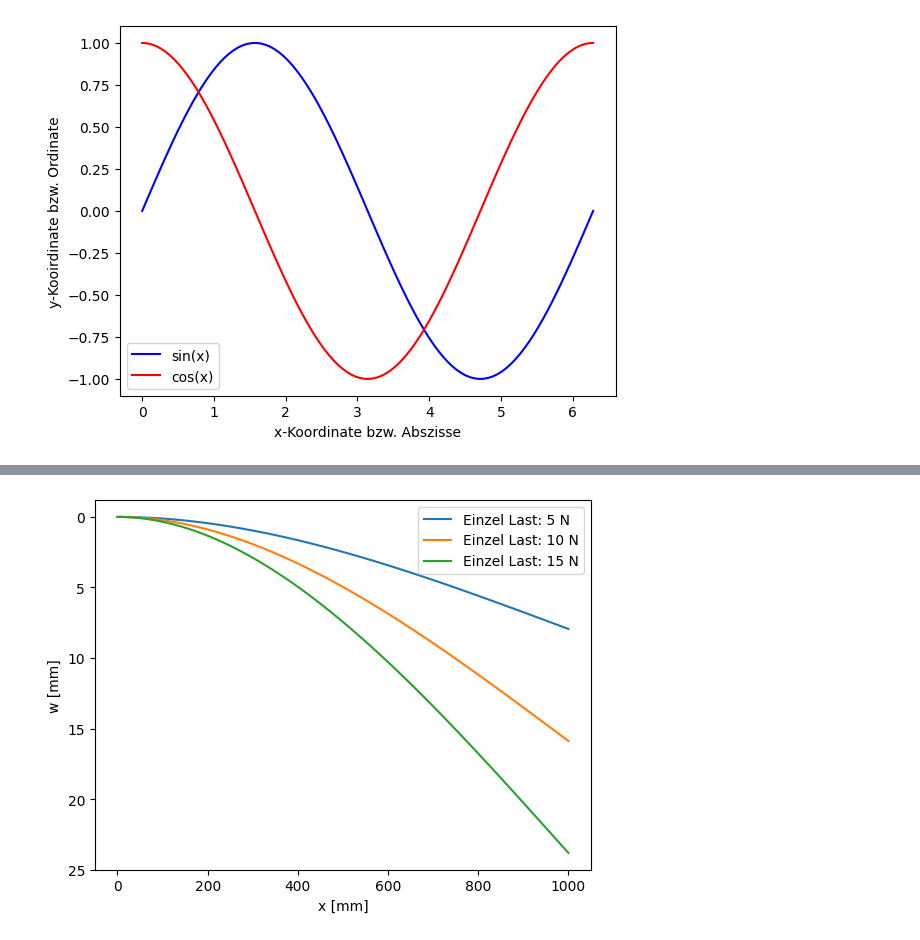
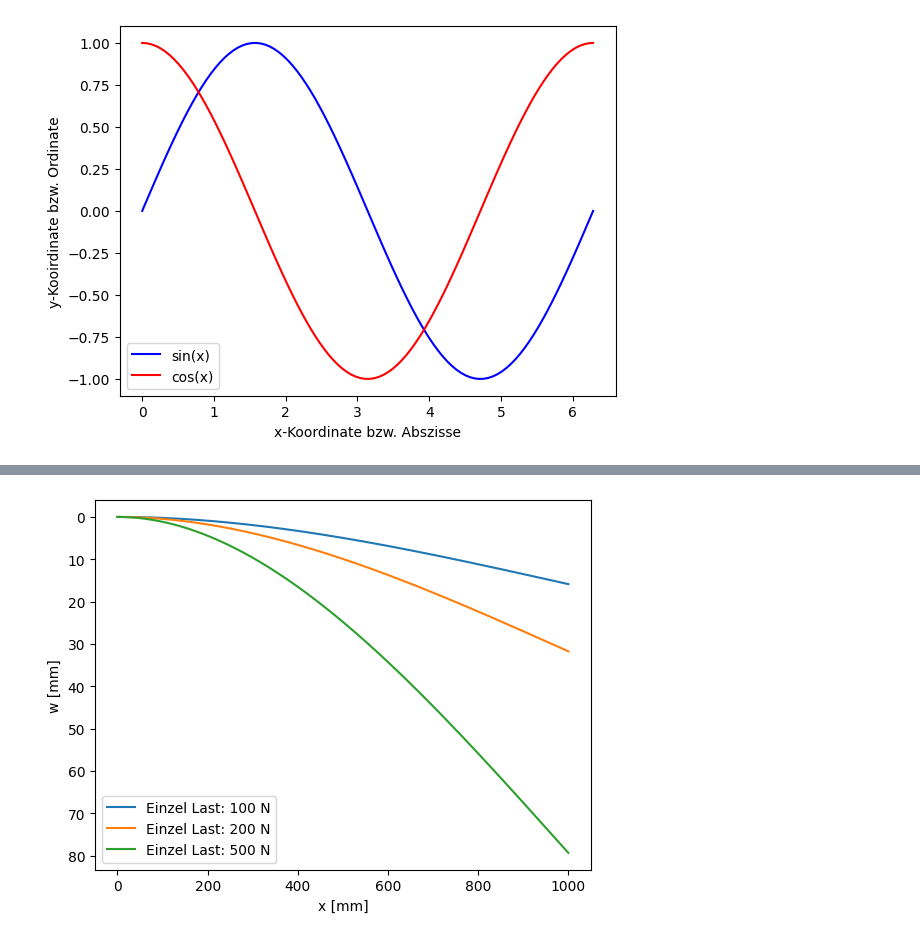
Before and after one commit to CLD-Rostock/LBW-SoSe-25, a Jupyter notebook: LBW Ü 01 ML.ipynb, the cells around one changed output, grey strips where cells are left out. Cells and saved outputs as stored; diff of their text form; code cells hidden in the pictures.

```diff
--- a/LBW Ü 01 ML.ipynb
+++ b/LBW Ü 01 ML.ipynb
@@ -294,17 +295,3 @@ b) Programmieren Sie eine Methode, die für den gleichen Balken die maximale Dur
-# %%
-class Balken:
-    def __init__(self, L_mm, E_MPa, I_mm4):
-        self.L_mm = L_mm
-        self.E_MPa = E_MPa
-        self.I_mm4 = I_mm4
-
-    def berechne_druchbiegung_einzel_last(self, F, x_mm):
-        w = F / 2 * self.L_mm * x_mm**2 / (self.E_MPa * self.I_mm4) - 1/6 * F  *x_mm**3 / (self.E_MPa * self.I_mm4)
-        return w
-
-    def berechne_druchbiegung_gleichverteilte_last(self, q):
-        w = q / 8* self.L_mm**4 / (self.E_Mpa * self.I_mm4)
-        return w
 # %%
 Balken1 = Balken(L_mm = 1000, E_MPa = 210000, I_mm4 = 1000)
 w1 = Balken1.berechne_druchbiegung_einzel_last(F = 10, x_mm = 1000)
@@ -357,13 +347,15 @@ plt.show()
 # %%
-x =np.linspace(0,Balken1.L_mm,100)
-for F in [5, 10 ,15]:
-    w = Balken1.berechne_druchbiegung_einzel_last(F = F, x_mm = x)
+L = 1000
+x = np.linspace(0, L, 1000)
+Balken_plot = Balken(L_mm = L, E_MPa = 210000, I_mm4 = 10000)
+for F in [100, 200, 500]:
+    w = Balken_plot.berechne_druchbiegung_einzel_last(F = F, x_mm = x)
     plt.plot(x, w, label = "Einzel Last: " + str(F) +" N")
 
 plt.gca().invert_yaxis()
 plt.xlabel("x [mm]")
 plt.ylabel("w [mm]")
 plt.legend()
 plt.show()
 # %% [output]
-[figure, old version]
+[figure, new version]
```
Also changed, not shown: parts of 13 cells of this notebook.
